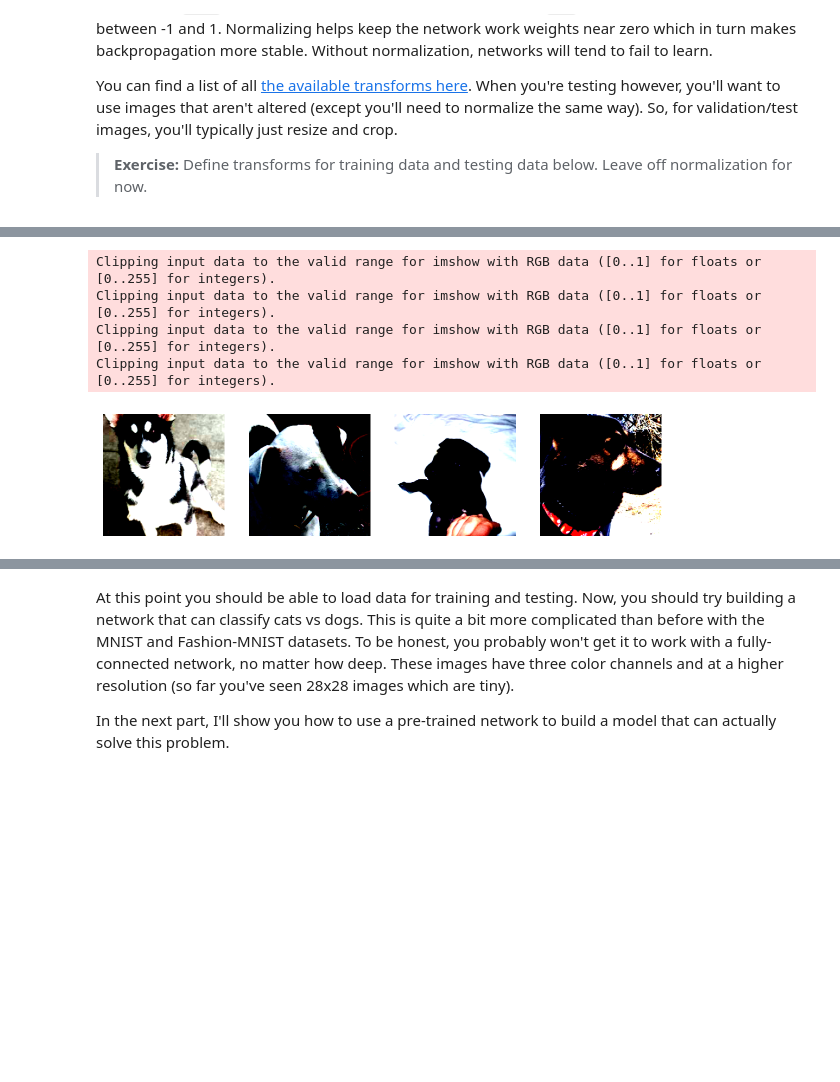
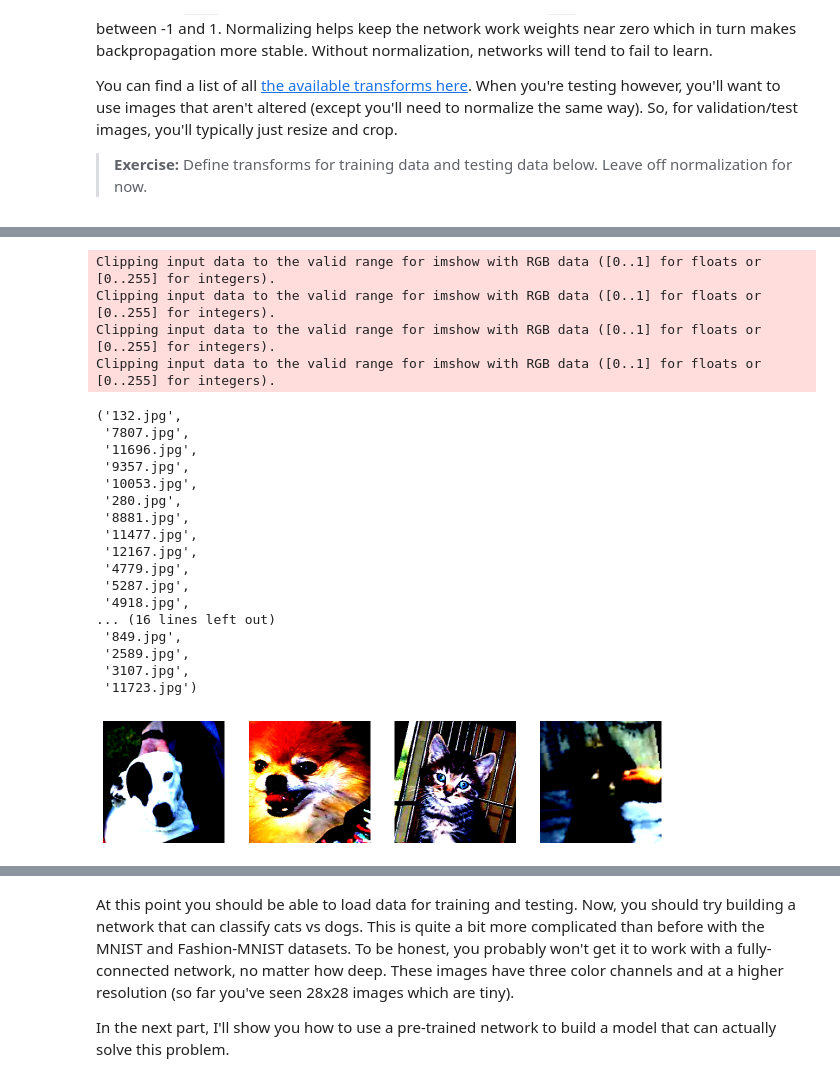
Before and after one commit to krteja44/Deep_Learning_with_PyTorch, a Jupyter notebook: intro-to-pytorch/Part 7 - Loading Image Data (Exercises).ipynb, the cells around one changed output, grey strips where cells are left out. Cells and saved outputs as stored; diff of their text form; code cells hidden in the pictures; blank space fills up the shorter version.

```diff
--- a/intro-to-pytorch/Part 7 - Loading Image Data (Exercises).ipynb
+++ b/intro-to-pytorch/Part 7 - Loading Image Data (Exercises).ipynb
@@ -199,9 +199,9 @@ catdogs = ConcatDataset([cats, dogs])
 dataloader = DataLoader(catdogs, batch_size = 32, shuffle=True)
 # %%
 # Run this to test your data loader
-samples, labels = iter(dataloader).next()
+images, labels = iter(dataloader).next()
 plt.figure(figsize=(16,24))
-grid_imgs = torchvision.utils.make_grid(samples[:24])
+grid_imgs = torchvision.utils.make_grid(images[:24])
 np_grid_imgs = grid_imgs.numpy()
 # in tensor, image is (batch, width, height), so you have to transpose it to (width, height, batch) in numpy to show it.
 plt.imshow(np.transpose(np_grid_imgs, (1,2,0)))
@@ -219,18 +219,36 @@ testloader = DataLoader(testset, batch_size = 32, shuffle=False)
 # %%
 # change this to the trainloader or testloader
 data_iter = iter(testloader)
 
-images, labels = next(data_iter)
+test_images, labels = next(data_iter)
 fig, axes = plt.subplots(figsize=(10,4), ncols=4)
 for ii in range(4):
     ax = axes[ii]
     helper.imshow(images[ii], ax=ax, normalize=False)
+labels
 # %% [output]
 Clipping input data to the valid range for imshow with RGB data ([0..1] for floats or [0..255] for integers).
 Clipping input data to the valid range for imshow with RGB data ([0..1] for floats or [0..255] for integers).
 Clipping input data to the valid range for imshow with RGB data ([0..1] for floats or [0..255] for integers).
 Clipping input data to the valid range for imshow with RGB data ([0..1] for floats or [0..255] for integers).
+('132.jpg',
+ '7807.jpg',
+ '11696.jpg',
+ '9357.jpg',
+ '10053.jpg',
+ '280.jpg',
+ '8881.jpg',
+ '11477.jpg',
+ '12167.jpg',
+ '4779.jpg',
+ '5287.jpg',
+ '4918.jpg',
+... (16 lines left out)
+ '849.jpg',
+ '2589.jpg',
+ '3107.jpg',
+ '11723.jpg')
-[figure, old version]
+[figure, new version]
 # %% [markdown]
 Your transformed images should look something like this.
 
```
Also changed, not shown: parts of 15 cells of this notebook.
